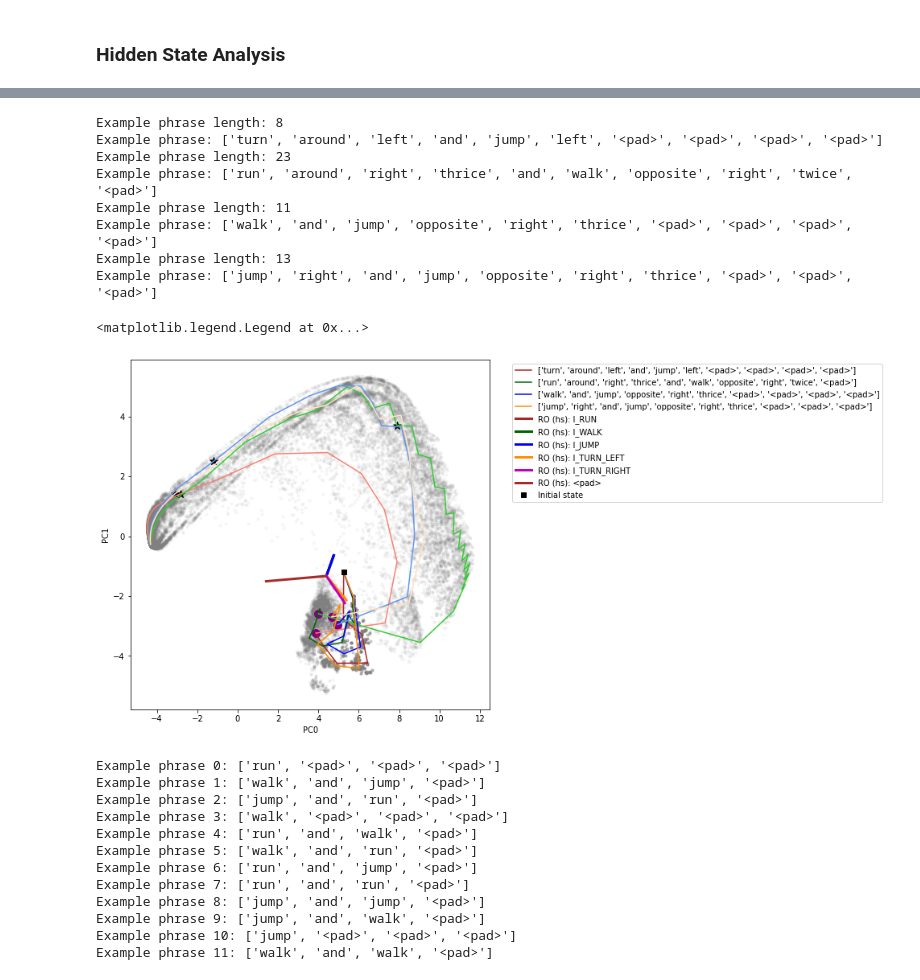
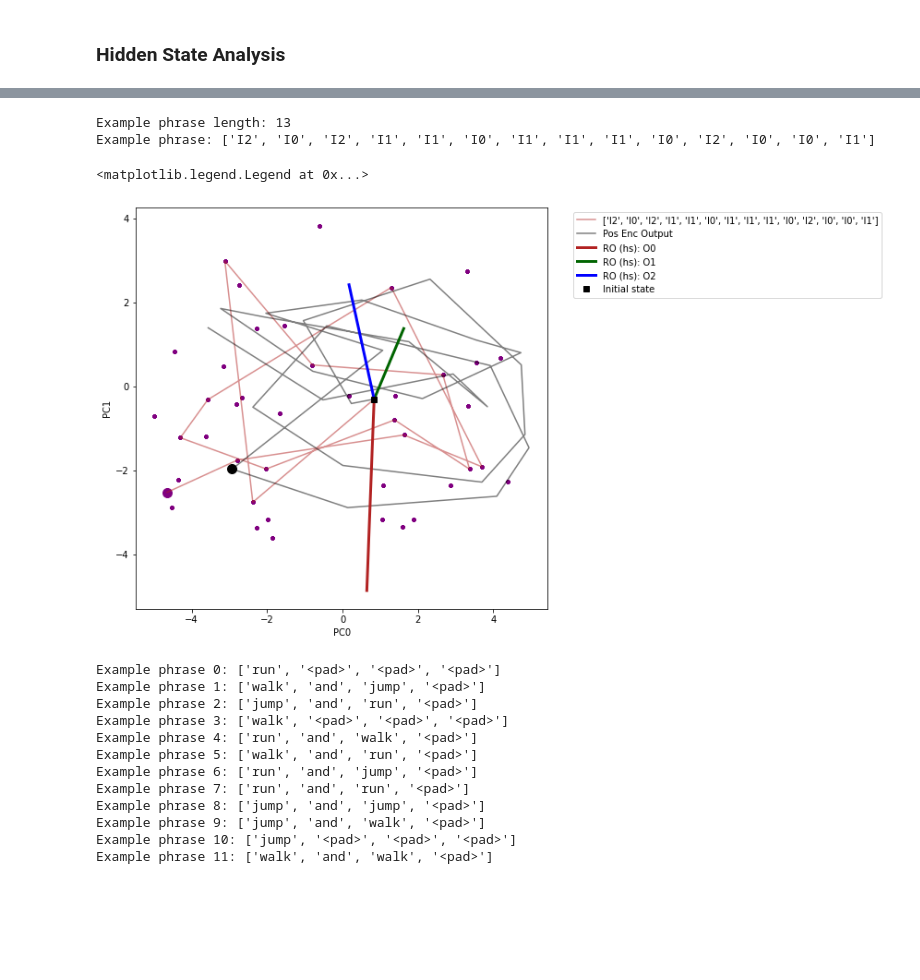
Before and after one commit to kaitken17/understand_nlp, a Jupyter notebook: sythetic_analysis_seq2seq.ipynb, the cells around one changed output, grey strips where cells are left out. Cells and saved outputs as stored; diff of their text form; code cells hidden in the pictures; blank space fills up the shorter version.

```diff
--- a/sythetic_analysis_seq2seq.ipynb
+++ b/sythetic_analysis_seq2seq.ipynb
@@ -443,10 +443,10 @@ def build_rnn(rnn_specs):
       all_logits = encode_decode_attn(initial_states, inputs, rnn_apply, att_apply,
                                       functools.partial(readout_apply, readout_params), zero_context=rnn_specs['zero_context'])
     elif rnn_specs['arch'] in ['enc_dec_atth']:
-      dec_seq_size = (toy_params['phrase_length'], inputs.shape[0], len(toy_params['out_words'])) # 0 and 1 swapped to match inputs
+      dec_seq_size = (inputs.shape[0], toy_params['phrase_length'], len(toy_params['out_words'])) # (batch size, phrase len, output word size)
       all_logits = encode_decode_attnh(initial_states, inputs, rnn_apply, functools.partial(readout_apply, readout_params),
                                        zero_context=rnn_specs['zero_context'], variable_len=toy_params['var_length'],
-                                       dec_seq_size=dec_seq_size)
+                                       dec_seq_size=dec_seq_size, pos_enc=rnn_specs['pos_enc'])
     return all_logits
 
   def mask_fun(sequences, last_index):
@@ -512,7 +512,7 @@ def build_rnn(rnn_specs):
 
     predictions = jnp.argmax(logits, axis=2).astype(jnp.int32)
     labels_max = jnp.argmax(labels, axis=2).astype(jnp.int32)
-    # Entire phrase must match
+    # Entire output phrase must match target to count
     return np.all(labels_max == predictions, axis=1)
 
   # Build the RNN cell.
@@ -1005,4 +1036,6 @@ def encode_decode_attnh(initial_states, input_sequences, rnn_update, readout=ide
 # %%
+run_tests = True
+
 if run_tests:
 
   seed = 342343
@@ -1025,6 +1058,7 @@ if run_tests:
   rnn_specs = {
     'cell_type': 'GRU',                              # Supports 'Vanilla', 'GRU', 'LSTM', or 'UGRNN'
     'arch': 'enc_dec_atth',                           # Type of architecture
+    'pos_enc': True,                                # Positional encoding
     'shorts': (),
     'zero_context': False,
     'input_size': len(toy_params['in_words']),       # Number of inputs to the RNN
@@ -1343,10 +1426,10 @@ def _get_all_states(inputs, params):
     dec_apply = functools.partial(cell_dec.batch_apply, rnn_params_dec)
     rnn_apply = enc_apply, dec_apply
 
-    dec_seq_size = (toy_params['phrase_length'], inputs.shape[0], len(toy_params['out_words']))
+    dec_seq_size = (inputs.shape[0], toy_params['phrase_length'], len(toy_params['out_words'])) # (batch size, phrase len, output word size)
     return encode_decode_attnh(initial_states, inputs, rnn_apply, functools.partial(readout_apply, readout_params),
                              return_hidden=True, zero_context=rnn_specs['zero_context'], variable_len=toy_params['var_length'],
-                             dec_seq_size=dec_seq_size)
+                             dec_seq_size=dec_seq_size, pos_enc=rnn_specs['pos_enc'])
   elif rnn_specs['arch'] == 'one_to_one':
     rnn_params, readout_params = params
 
@@ -1475,6 +1558,13 @@ else:
   if rnn_specs['arch'] in ['enc_dec', 'enc_dec_short', 'enc_dec_att', 'enc_dec_atth']:
     cell_dec, readout_apply = build_cell(rnn_specs)
   raw_hs = rnn_states(hs_data, final_params)
+  if rnn_specs['pos_enc']: # Creates a zero input to get outputs from just positional encoding
+    pos_enc_data =  {
+      'inputs': np.zeros((1,) + hs_data['inputs'][0].shape),
+      'labels': np.zeros((1,) + hs_data['labels'][0].shape),
+      'index': [np.max(hs_data['index'])],
+    }
+    pos_enc_hs = rnn_states(pos_enc_data, final_params)
 
   hs = {}
 
@@ -1490,6 +1580,8 @@ else:
   print('Decoder list length:', len(hs['dec']) ,'// Individual shape:', hs['dec'][1].shape)
 
 hs['all'] = raw_hs
+if rnn_specs['pos_enc']:
+  hs['pos_enc'] = pos_enc_hs
 print('All list length:', len(hs['all']) ,'// Individual shape:', hs['all'][0].shape)
 
 # test_acc = accuracy_fun_ext(final_params, hs_data)
@@ -1582,7 +1675,7 @@ h0 shape (128,)
 # Here, we visualize the hidden states of the RNN, projected into a
 # low-dimensional 2D state space.
 
-pts_subset = 'all'
+pts_subset = 'enc'
 
 plt.figure(figsize=(8, 8))
 
@@ -1606,7 +1699,7 @@ if pts_subset == 'all':
   plt.scatter(pca_hs[pc1][pl-1:], pca_hs[pc2][pl-1:], color = 'gray', marker='.', alpha=fs_alpha)
 else:
   plt.scatter(pca_hs[pc1], pca_hs[pc2], color = 'purple', marker='.', alpha=fs_alpha)
-hs_idxs = [0, 4, 6, 7,]
+hs_idxs = [0]
 for hs_idx in hs_idxs: # Plots example paths
   print('Example phrase length:', hs_data['index'][hs_idx])
   print('Example phrase:', tensorToPhrase(hs_data['inputs'][hs_idx], toy_params['in_words']))
@@ -1625,48 +1718,54 @@ for hs_idx in hs_idxs: # Plots example paths
              label=tensorToPhrase(hs_data['inputs'][hs_idx], toy_params['in_words']))
   plt.scatter(pca_state[pc1, encode_hs_idx+1], pca_state[pc2, encode_hs_idx+1], color = 'purple', marker='o',
                 s=100.0, alpha=1.0) # Puts circle on full encoded hidden state
+
+# Positional encoding plotting
+if pts_subset == 'enc' or pts_subset == 'all': # Adds h0 to path
+  pca_state = np.concatenate((pca_h0, pca.transform(hs['pos_enc'][0]).T), axis=1)
+if pts_subset == 'all':
+  plt.plot(pca_state[pc1][:pl+1], pca_state[pc2][:pl+1], color = 'k', marker=None, alpha=1.0,
+            label='Pos Enc Output')
+  plt.plot(pca_state[pc1][pl:], pca_state[pc2][pl:], color = 'k', marker=None, alpha=1.0)
+else:
+  plt.plot(pca_state[pc1], pca_state[pc2], color =  'k', marker=None, alpha=0.5,
+            label='Pos Enc Output')
+plt.scatter(pca_state[pc1, encode_hs_idx+1], pca_state[pc2, encode_hs_idx+1], color = 'k', marker='o',
+              s=100.0, alpha=1.0) # Puts circle on full encoded hidden state
 
 # pca_states = pca.transform(np.vstack(hs)).T
 # plt.plot(pca_states[pc1], pca_states[pc2], c = 'k', marker='o', alpha=0.01, label='Hidden sates')
 
 # Plots readout direction
 readout_type = 'hs' # 'att' or 'hs'
 readout_plot = readout if readout_type == 'att' else readout_dec
 pca_ro = pca.transform(readout_plot)
 pca_zero = pca.transform(np.atleast_2d(np.zeros((rnn_specs['hidden_size'],)))).T
 for i in range(readout_plot.shape[0]):
   x_ro = [pca_zero[pc1], pca_ro[i][pc1]]
   y_ro = [pca_zero[pc2], pca_ro[i][pc2]]
   plt.plot(x_ro, y_ro, color=state_colors[i], linewidth = 3, label=f'RO ({readout_type}): '+toy_params['out_words'][i])
 
 # path_idxs = [54, 56, 57]
 # for path_idx in path_idxs:
 #   print('Path labels:', syn_data_test['labels'][path_idx])
 #   path_pca = pca.transform(hs[path_idx]).T
 #   plt.plot(path_pca[pc1], path_pca[pc2], c='orange', marker='.', label='Random Path')
 
 plt.plot(pca_h0[pc1], pca_h0[pc2], 'ks', label='Initial state')
 
 plt.xlabel('PC'+str(pc1))
 plt.ylabel('PC'+str(pc2))
 plt_lim = None
 if plt_lim != None:
   plt.xlim(-plt_lim, plt_lim)
   plt.ylim(-plt_lim, plt_lim)
 
-
 plt.legend(bbox_to_anchor=(1.05, 1), loc='upper left')
 # %% [output]
-Example phrase length: 8
-Example phrase: ['turn', 'around', 'left', 'and', 'jump', 'left', '<pad>', '<pad>', '<pad>', '<pad>']
-Example phrase length: 23
-Example phrase: ['run', 'around', 'right', 'thrice', 'and', 'walk', 'opposite', 'right', 'twice', '<pad>']
-Example phrase length: 11
-Example phrase: ['walk', 'and', 'jump', 'opposite', 'right', 'thrice', '<pad>', '<pad>', '<pad>', '<pad>']
 Example phrase length: 13
-Example phrase: ['jump', 'right', 'and', 'jump', 'opposite', 'right', 'thrice', '<pad>', '<pad>', '<pad>']
+Example phrase: ['I2', 'I0', 'I2', 'I1', 'I1', 'I0', 'I1', 'I1', 'I1', 'I0', 'I2', 'I0', 'I0', 'I1']
 <matplotlib.legend.Legend at 0x...>
-[figure, old version]
+[figure, new version]
 # %%
 for i in range(12):
   print(f'Example phrase {i}:', tensorToPhrase(hs_data['inputs'][i], toy_params['in_words']))
```
Also changed, not shown: parts of 14 cells of this notebook.
